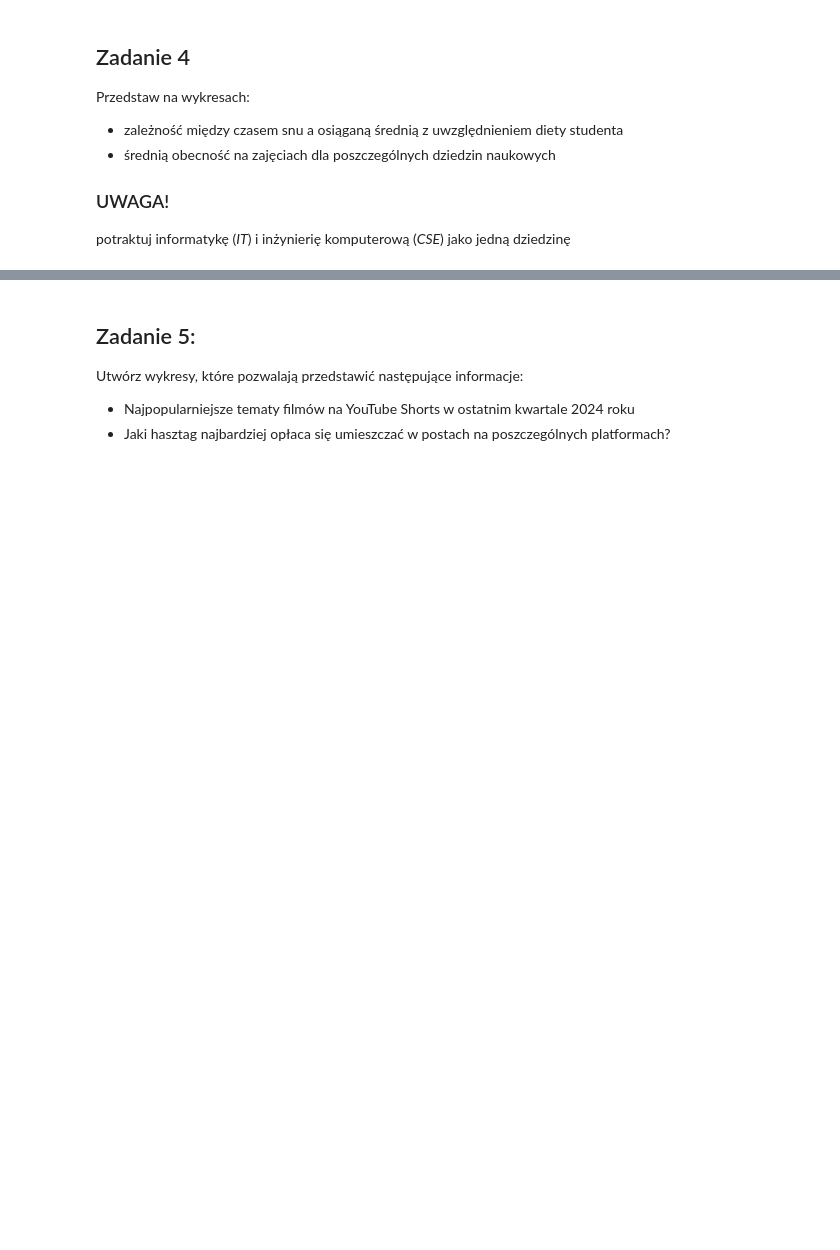
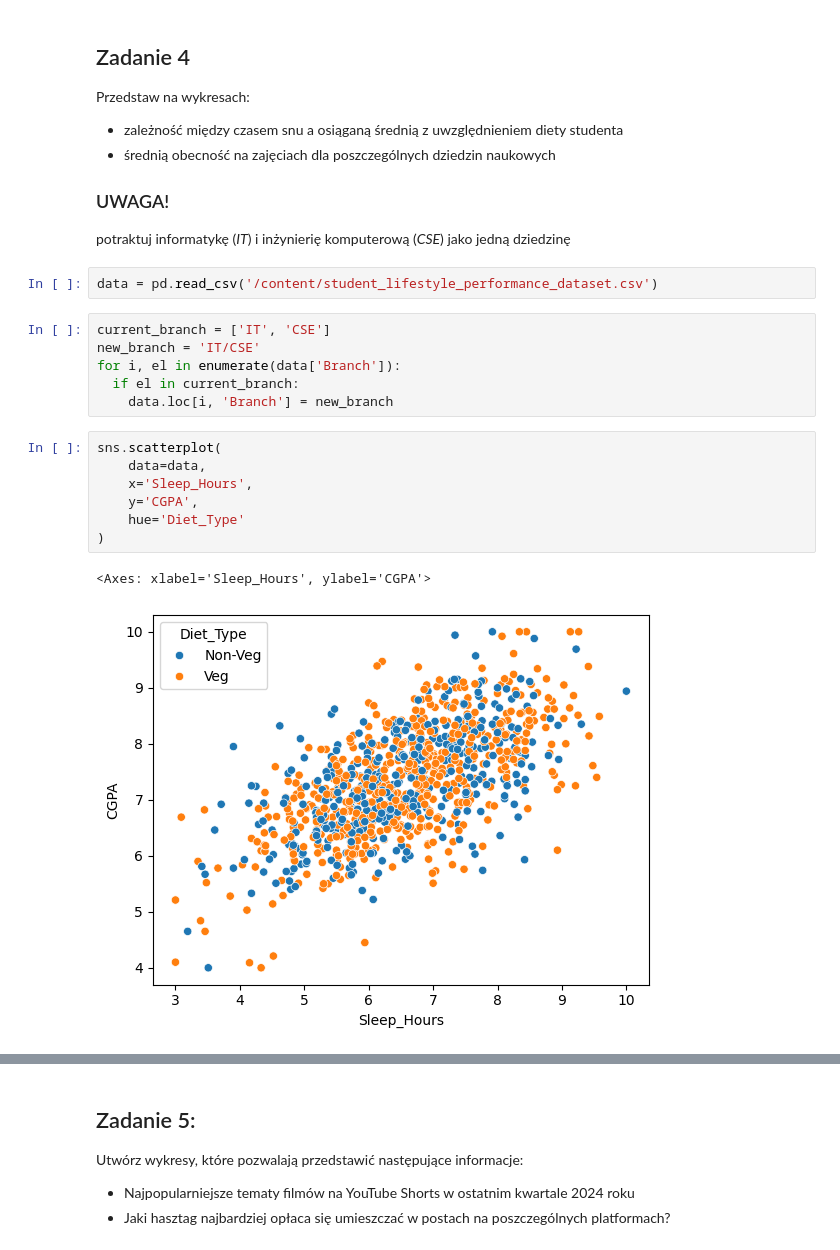
Before and after one commit to Zajecia-na-PWr-LR/lista-1-MateuszOlech, a Jupyter notebook: UczenieMaszynowe_25_26_Lista1.ipynb, the cells around one changed output, grey strips where cells are left out. Saved outputs shown, nothing was run; the diff lists cells and outputs as text; blank space fills up the shorter version.

```diff
--- a/UczenieMaszynowe_25_26_Lista1.ipynb
+++ b/UczenieMaszynowe_25_26_Lista1.ipynb
@@ -143,3 +143,21 @@ Przedstaw na wykresach:
 - średnią obecność na zajęciach dla poszczególnych dziedzin naukowych
 ### UWAGA!
 potraktuj informatykę (*IT*) i inżynierię komputerową (*CSE*) jako jedną dziedzinę
+# %%
+data = pd.read_csv('/content/student_lifestyle_performance_dataset.csv')
+# %%
+current_branch = ['IT', 'CSE']
+new_branch = 'IT/CSE'
+for i, el in enumerate(data['Branch']):
+  if el in current_branch:
+    data.loc[i, 'Branch'] = new_branch
+# %%
+sns.scatterplot(
+    data=data,
+    x='Sleep_Hours',
+    y='CGPA',
+    hue='Diet_Type'
+)
+# %% [output]
+<Axes: xlabel='Sleep_Hours', ylabel='CGPA'>
+[figure, added]
```
Also changed, not shown: parts of 1 cell of this notebook.
